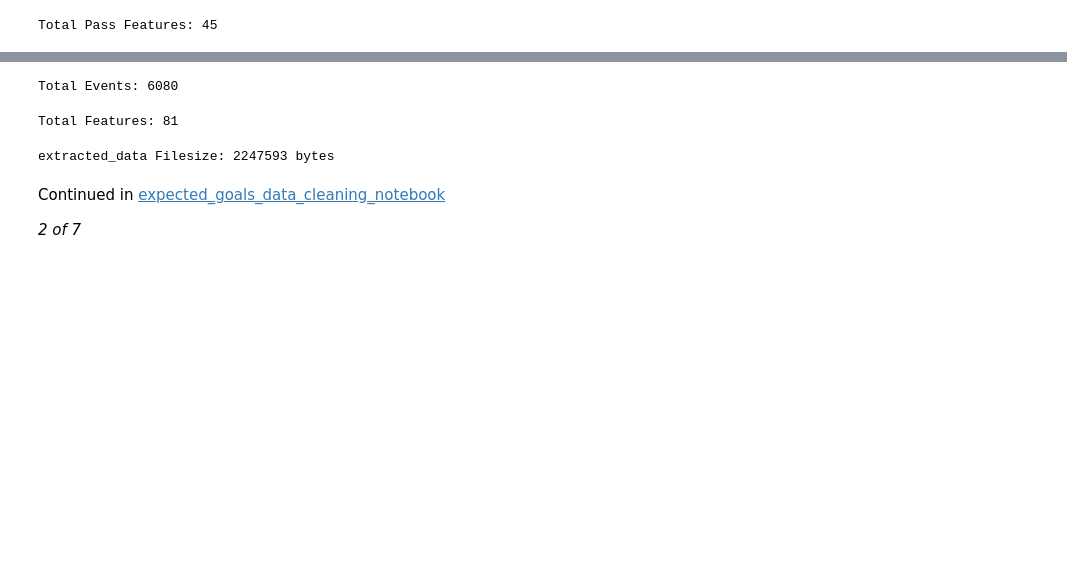
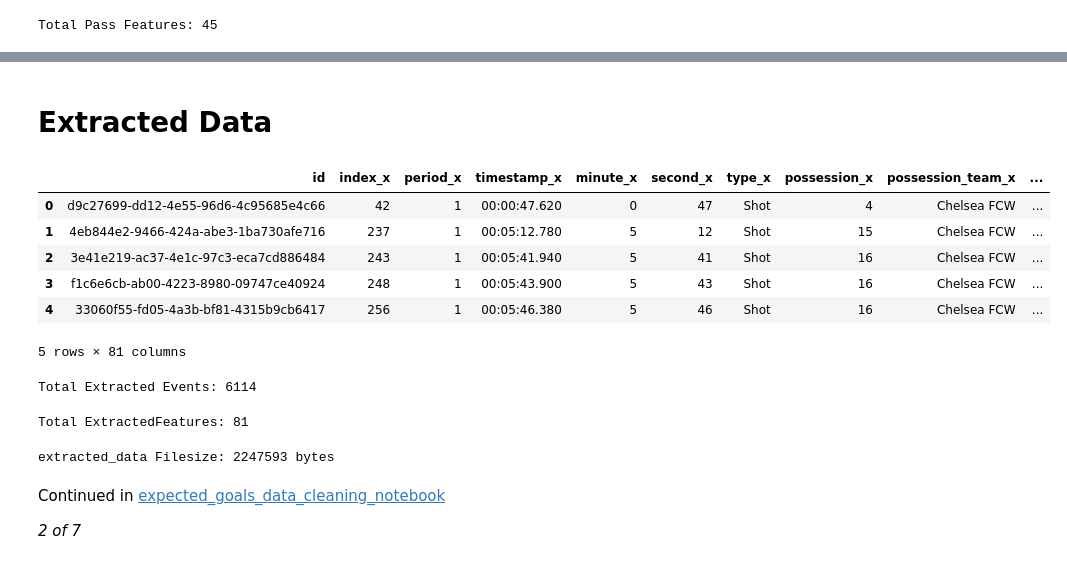
Before and after one commit to wswager/womens_soccer_expected_goals_model, a Jupyter notebook: data_extraction/expected_goals_data_extraction_notebook2.ipynb, the cells around one changed output, grey strips where cells are left out. Drawn from its saved outputs; the diff is of its cells as text; code cells hidden in the pictures; blank space fills up the shorter version.

```diff
--- a/data_extraction/expected_goals_data_extraction_notebook2.ipynb
+++ b/data_extraction/expected_goals_data_extraction_notebook2.ipynb
@@ -372,13 +562,25 @@ extracted_data.head()
+# %% [markdown]
+# Extracted Data
+# %%
+extracted_data.head()
+# %% [output]
+|  | id | index_x | period_x | timestamp_x | minute_x | second_x | type_x | possession_x | possession_team_x | ... |
+| 0 | d9c27699-dd12-4e55-96d6-4c95685e4c66 | 42 | 1 | 00:00:47.620 | 0 | 47 | Shot | 4 | Chelsea FCW | ... |
+| 1 | 4eb844e2-9466-424a-abe3-1ba730afe716 | 237 | 1 | 00:05:12.780 | 5 | 12 | Shot | 15 | Chelsea FCW | ... |
+| 2 | 3e41e219-ac37-4e1c-97c3-eca7cd886484 | 243 | 1 | 00:05:41.940 | 5 | 41 | Shot | 16 | Chelsea FCW | ... |
+| 3 | f1c6e6cb-ab00-4223-8980-09747ce40924 | 248 | 1 | 00:05:43.900 | 5 | 43 | Shot | 16 | Chelsea FCW | ... |
+| 4 | 33060f55-fd05-4a3b-bf81-4315b9cb6417 | 256 | 1 | 00:05:46.380 | 5 | 46 | Shot | 16 | Chelsea FCW | ... |
+5 rows × 81 columns
 # %%
-print('Total Events:',
+print('Total Extracted Events:',
       len(extracted_data))
 # %% [output]
-Total Events: 6080
+Total Extracted Events: 6114
 # %%
-print('Total Features:',
+print('Total Extracted Features:',
       extracted_data.shape[1])
 # %% [output]
-Total Features: 81
+Total ExtractedFeatures: 81
 # %%
 # Save extracted_data
 
```
Also changed, not shown: parts of 64 cells of this notebook.
